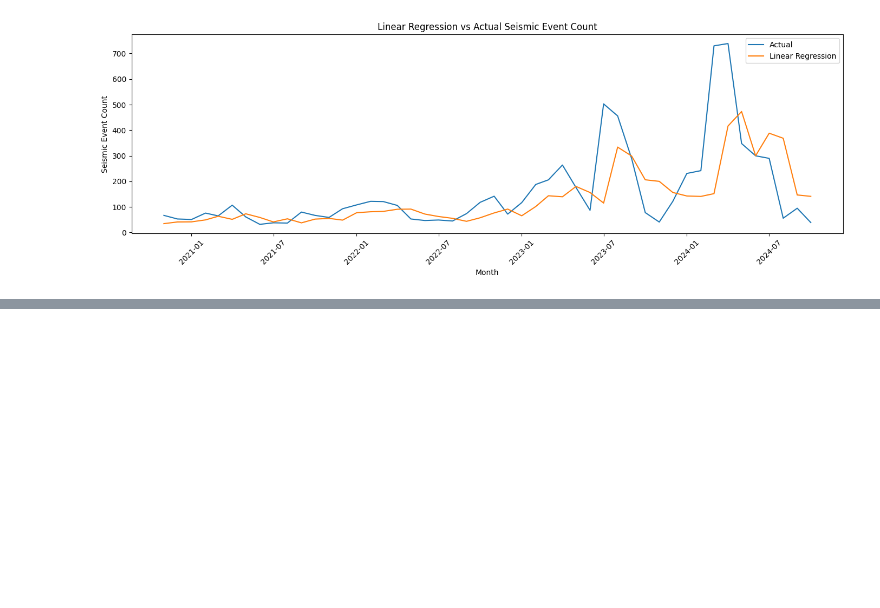
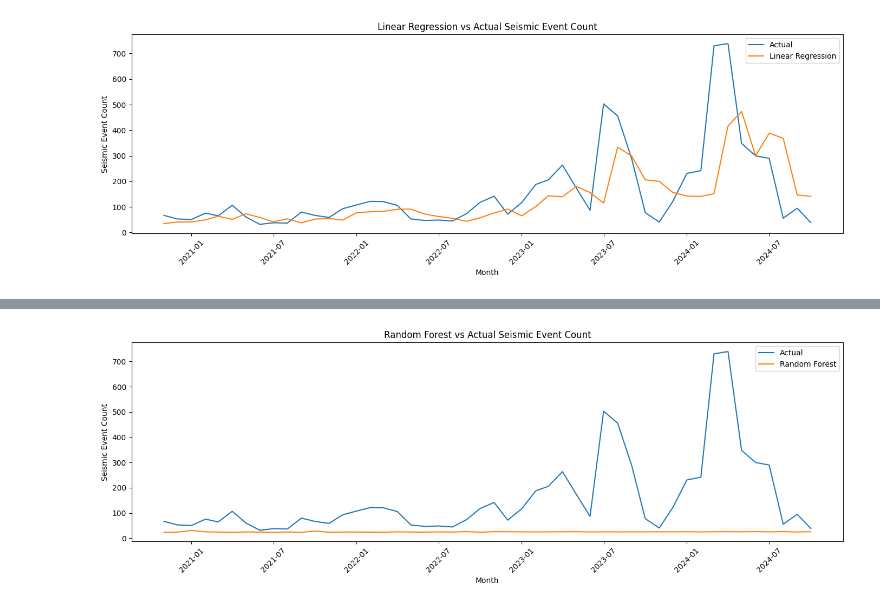
Before and after one commit to hassnainnisar/Predict_seismic_events_from_geological_features_Machine_Learning_MOD_B, a Jupyter notebook: Machine_Learning_MOD_B.ipynb, the cells around one changed output, grey strips where cells are left out. Cells and saved outputs as stored; diff of their text form; code cells hidden in the pictures; blank space fills up the shorter version.

```diff
--- a/Machine_Learning_MOD_B.ipynb
+++ b/Machine_Learning_MOD_B.ipynb
@@ -2047,0 +2232,5 @@ plt.show()
+# %%
+rf_pipeline.fit(
+    X_train,
+    y_train
+)
@@ -2047,0 +2242,10 @@ plt.show()
+# %%
+rf_predictions = rf_pipeline.predict(
+    X_test
+)
+
+print("First 10 Random Forest predictions:")
+print(rf_predictions[:10])
+
+print("\nFirst 10 actual values:")
+print(y_test.values[:10])
@@ -2047,0 +2328,26 @@ plt.show()
+# %%
+plt.figure(figsize=(14, 5))
+
+plt.plot(
+    test_data['Month'],
+    y_test,
+    label='Actual'
+)
+
+plt.plot(
+    test_data['Month'],
+    rf_predictions,
+    label='Random Forest'
+)
+
+plt.title('Random Forest vs Actual Seismic Event Count')
+plt.xlabel('Month')
+plt.ylabel('Seismic Event Count')
+
+plt.legend()
+plt.xticks(rotation=45)
+
+plt.tight_layout()
+plt.show()
+# %% [output]
+[figure, added]
```
Also changed, not shown: parts of 84 cells of this notebook.
